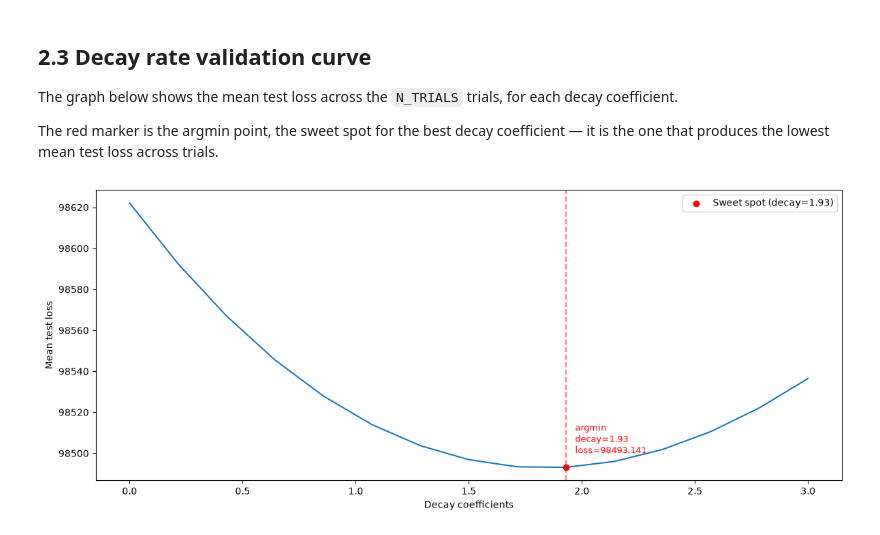
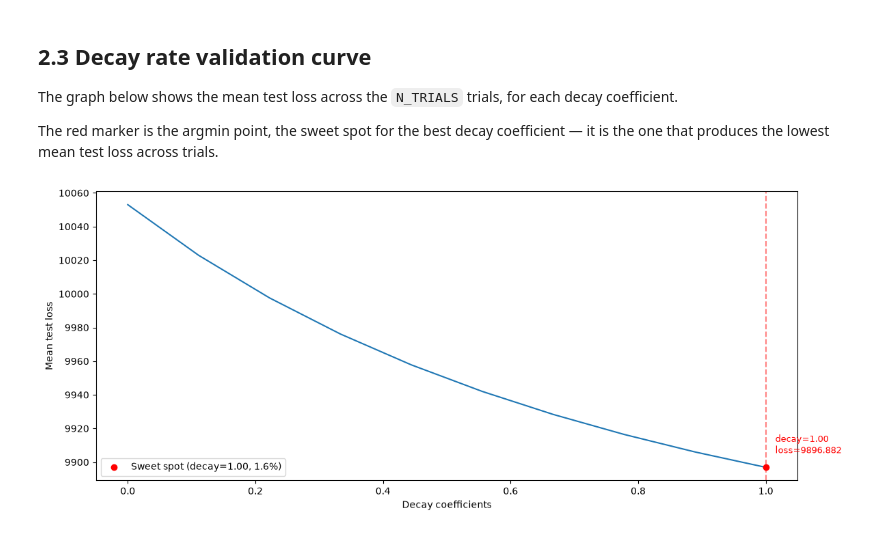
Before and after one commit to cecinuga/thorcino, a Jupyter notebook: examples/linear_regression/regularization/DL2/main.ipynb, the cells around one changed output. Cells and saved outputs as stored; diff of their text form; code cells hidden in the pictures.

```diff
--- a/examples/linear_regression/regularization/DL2/main.ipynb
+++ b/examples/linear_regression/regularization/DL2/main.ipynb
@@ -86,19 +41,20 @@ IN_FEATURE, OUT_FEATURE = 1, 1
 """Training over N_TRIALS independent noisy realizations of the same signal f(x), at the same fixed NOISE level, one trainer fitting each, to observe how weights and biases vary with a high variance dataset."""
 
 from core.training.trainer import Trainer
+from examples.linear_regression.helpers.dataset import generate_regression_repeats, preprocess_dataloader, split_dataset
 from examples.linear_regression.helpers.train import create_trainer, fit_model
 
-EPOCHS = 75
+EPOCHS = 120
 N_TRIALS = 4
 EVAL_STEP = 10
 
-repeats = generate_noise_dataset(f, N_TRIALS, SAMPLE_SIZE, NOISE, MIN, MAX, SEED)
+_, _, repeats, _ = generate_regression_repeats(N_TRIALS, SAMPLE_SIZE, IN_FEATURE, OUT_FEATURE, NOISE, INTERCEPT, SEED)
 tr, te = split_dataset(repeats, split_ratio=SPLIT_RATIO, axis=1)
 
 fitted_trainers:list[Trainer] = []
 
 for sample_tr, sample_te in zip(tr, te):
-    loader_tr, loader_te = preprocess_dataloader(sample_tr, sample_te, BATCH_SIZE)
+    loader_tr, loader_te = preprocess_dataloader(sample_tr, sample_te, BATCH_SIZE, OUT_FEATURE)
     trainer = create_trainer(IN_FEATURE, OUT_FEATURE, MIN_LR, MAX_LR, EPOCHS)
     fit_model(trainer, loader_tr, loader_te, EPOCHS, EVAL_STEP)
     fitted_trainers.append(trainer)
@@ -111,22 +67,24 @@ The dashed lines represent the optimal loss values for the training and evaluati
 
 The optimal loss value is computed as `OLS`.
 # %%
+import numpy as np
 import matplotlib.pyplot as plt
 from core.functions import mse
 from examples.linear_regression.helpers.train import get_models_params
 
 
 params_history = get_models_params([trainer.model for trainer in fitted_trainers])
-weights_history = np.array([p[0].flatten()[0] for p in params_history])
-bias_history = np.array([p[1].flatten()[0] for p in params_history])
+weights_history = np.array([param_magnitude(p[0]) for p in params_history])
+bias_history = np.array([param_magnitude(p[1]) for p in params_history])
 
 fig, (ax_train, ax_eval) = plt.subplots(1, 2, figsize=(14, 5))
 
 for i, trainer in enumerate(fitted_trainers):
     line, = ax_train.plot(trainer.train_loss, label=f"Trial {i+1}")
 
-    w_star, b_star = closed_form_fit(tr[i][:, 0], tr[i][:, 1])
-    closed_form_loss_tr = mse(w_star * tr[i][:, 0] + b_star, tr[i][:, 1])
+    X_tr_i, y_tr_i = tr[i][:, :IN_FEATURE], tr[i][:, IN_FEATURE:]
+    W_star, b_star = closed_form_fit(X_tr_i, y_tr_i)
+    closed_form_loss_tr = mse(X_tr_i @ W_star + b_star, y_tr_i)
     ax_train.axhline(closed_form_loss_tr, color=line.get_color(), linestyle="dashed", label=f"Trial {i+1} optimal (closed form)")
 ax_train.set_xlabel("Epoch")
 ax_train.set_ylabel("Train loss")
@@ -136,8 +94,9 @@ ax_train.legend()
 for i, trainer in enumerate(fitted_trainers):
     line, = ax_eval.plot(trainer.eval_loss, label=f"Trial {i+1}")
 
-    w_star, b_star = closed_form_fit(te[i][:, 0], te[i][:, 1])
-    closed_form_loss_te = mse(w_star * te[i][:, 0] + b_star, te[i][:, 1])
+    X_te_i, y_te_i = te[i][:, :IN_FEATURE], te[i][:, IN_FEATURE:]
+    W_star, b_star = closed_form_fit(X_te_i, y_te_i)
+    closed_form_loss_te = mse(X_te_i @ W_star + b_star, y_te_i)
     ax_eval.axhline(closed_form_loss_te, color=line.get_color(), linestyle="dashed", label=f"Trial {i+1} optimal (closed form)")
 ax_eval.set_xlabel(f"Eval step (every {EVAL_STEP} epochs)")
 ax_eval.set_ylabel("Eval loss")
@@ -201,17 +160,17 @@ EPOCHS = 75
 EVAL_STEP = 10
 SAMPLE_SIZE = 400
 
-DECAY_UPTO = 3
-DECAY_DISTANCE = 0.2
+DECAY_UPTO = 1
+DECAY_DISTANCE = 0.1
 TOTAL_DECAY_TERMS = int(DECAY_UPTO/DECAY_DISTANCE)
 
 decay_coefs = np.linspace(0, DECAY_UPTO, TOTAL_DECAY_TERMS)
-repeats = generate_noise_dataset(f, N_TRIALS, SAMPLE_SIZE, NOISE, MIN, MAX, SEED)
+_, _, repeats, _ = generate_regression_repeats(N_TRIALS, SAMPLE_SIZE, IN_FEATURE, OUT_FEATURE, NOISE, INTERCEPT, SEED)
 tr, te = split_dataset(repeats, split_ratio=SPLIT_RATIO, axis=1)
 
 all_trainers:list[Trainer] = []
 for sample_tr, sample_te in zip(tr, te):
-    loader_tr, loader_te = preprocess_dataloader(sample_tr, sample_te, BATCH_SIZE)
+    loader_tr, loader_te = preprocess_dataloader(sample_tr, sample_te, BATCH_SIZE, OUT_FEATURE)
 
     trainers:list[Trainer] = []
     for decay in decay_coefs:
@@ -234,8 +193,8 @@ bias_by_decay = []
 for j in range(len(decay_coefs)):
     models = [all_trainers[i][j].model for i in range(N_TRIALS)]
     params = get_models_params(models)
-    weights_by_decay.append(params[:, 0].flatten())
-    bias_by_decay.append(params[:, 1].flatten())
+    weights_by_decay.append(np.array([param_magnitude(p) for p in params[:, 0]]))
+    bias_by_decay.append(np.array([param_magnitude(p) for p in params[:, 1]]))
 
 decay_labels = [f"{decay:.2f}" for decay in decay_coefs]
 
@@ -279,27 +238,30 @@ The red marker is the argmin point, the sweet spot for the best decay coefficien
 # %%
 import matplotlib.pyplot as plt
 
 test_mse_decay = []
 for j in range(len(decay_coefs)):
     losses = [all_trainers[i][j].eval_loss[-1] for i in range(N_TRIALS)]
     test_mse_decay.append(np.mean(losses))
 
 best_idx = int(np.argmin(test_mse_decay))
 best_decay, best_loss = decay_coefs[best_idx], test_mse_decay[best_idx]
 
+no_decay_loss = test_mse_decay[0]
+improvement_pct = (no_decay_loss - best_loss) / no_decay_loss * 100
+
 fig, ax = plt.subplots(1, 1, figsize=(12, 5))
 
 ax.plot(decay_coefs, test_mse_decay)
-ax.scatter([best_decay], [best_loss], color="red", zorder=5, label=f"Sweet spot (decay={best_decay:.2f})")
+ax.scatter([best_decay], [best_loss], color="red", zorder=5, label=f"Sweet spot (decay={best_decay:.2f}, {improvement_pct:.1f}%)")
 ax.axvline(best_decay, color="red", linestyle="dashed", alpha=0.5)
-ax.annotate(f"argmin\ndecay={best_decay:.2f}\nloss={best_loss:.3f}",
+ax.annotate(f"decay={best_decay:.2f}\nloss={best_loss:.3f}",
             xy=(best_decay, best_loss), xytext=(10, 15), textcoords="offset points",
             fontsize=9, color="red")
 ax.set_ylabel("Mean test loss")
 ax.set_xlabel(f"Decay coefficients")
 ax.legend()
 
 fig.tight_layout()
 plt.show()
 # %% [output]
-[figure, old version]
+[figure, new version]
```
Also changed, not shown: parts of 7 cells of this notebook, 1 other file.
